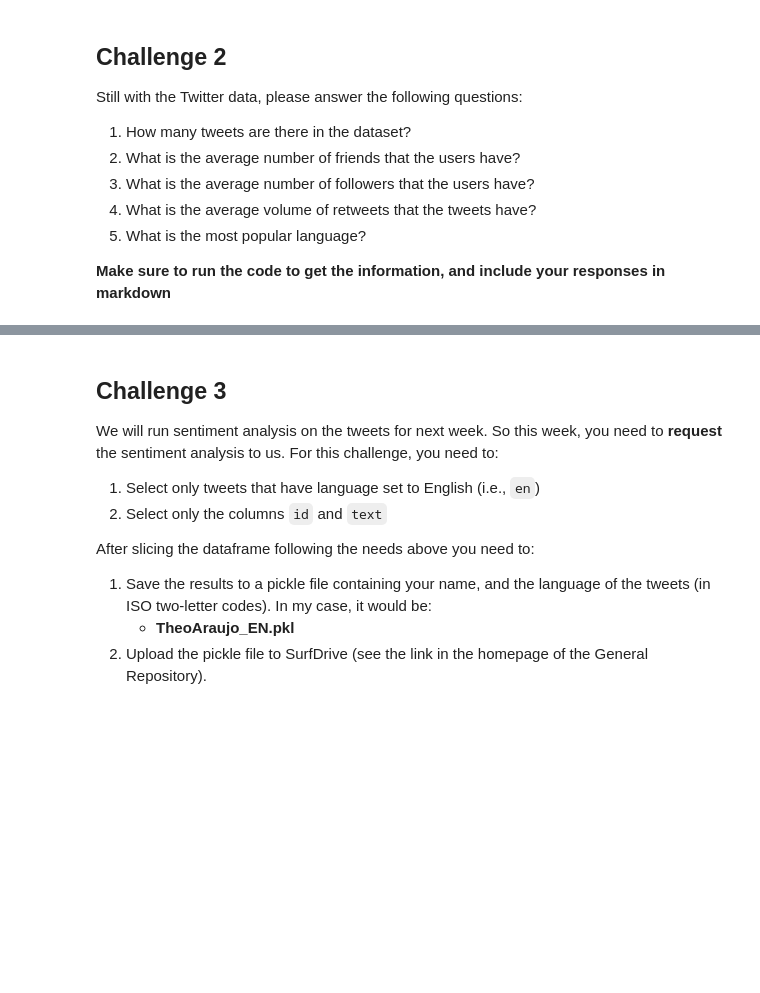
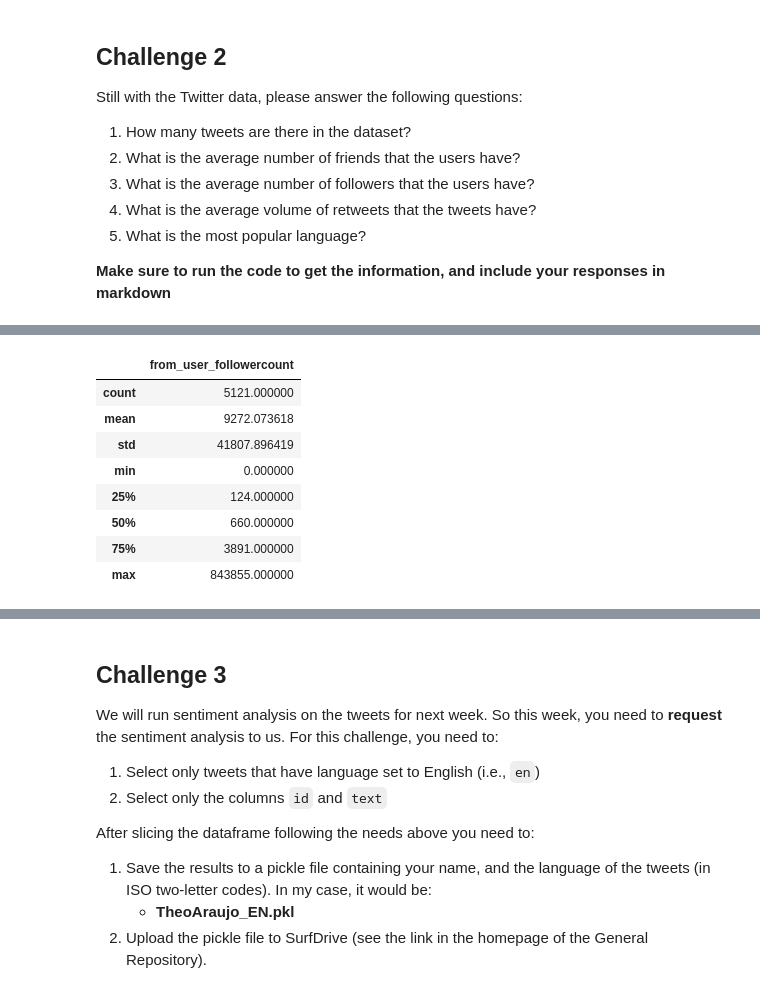
Before and after one commit to Carnavals/DA-Weekly_challenge, a Jupyter notebook: 2_DA2/WeeklyChallenges.ipynb, the cells around one changed output, grey strips where cells are left out. Saved outputs shown, nothing was run; the diff lists cells and outputs as text; code cells hidden in the pictures; blank space fills up the shorter version.

```diff
--- a/2_DA2/WeeklyChallenges.ipynb
+++ b/2_DA2/WeeklyChallenges.ipynb
@@ -49,0 +134,12 @@ Still with the Twitter data, please answer the following questions:
+# %%
+tweets[['from_user_followercount']].describe()
+# %% [output]
+|  | from_user_followercount |
+| count | 5121.000000 |
+| mean | 9272.073618 |
+| std | 41807.896419 |
+| min | 0.000000 |
+| 25% | 124.000000 |
+| 50% | 660.000000 |
+| 75% | 3891.000000 |
+| max | 843855.000000 |
```
Also changed, not shown: parts of 19 cells of this notebook, 4 other files.
